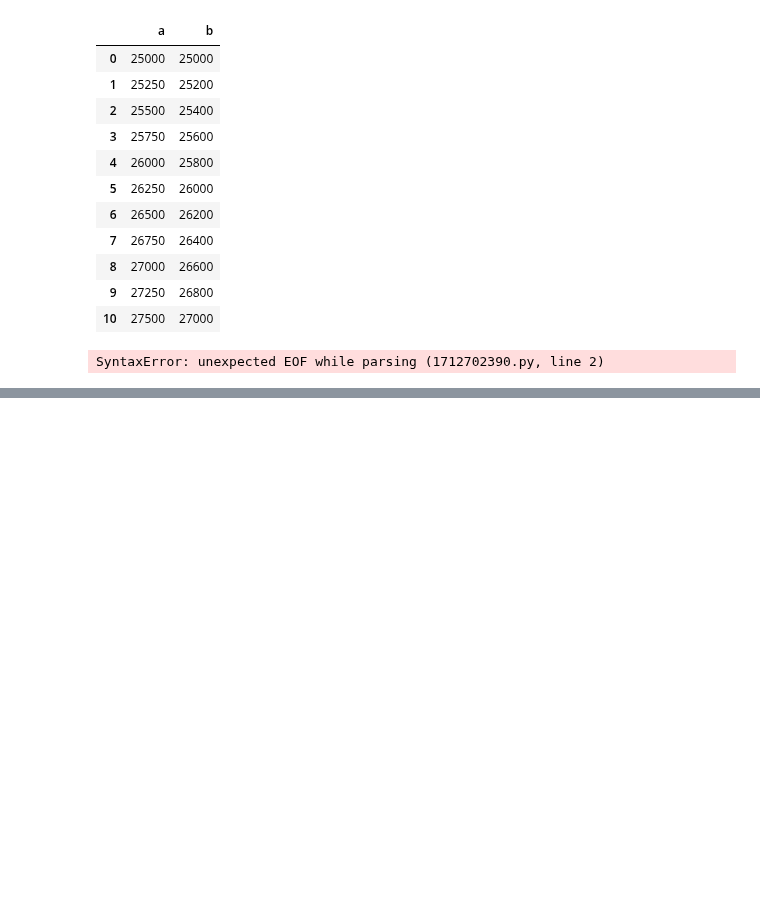
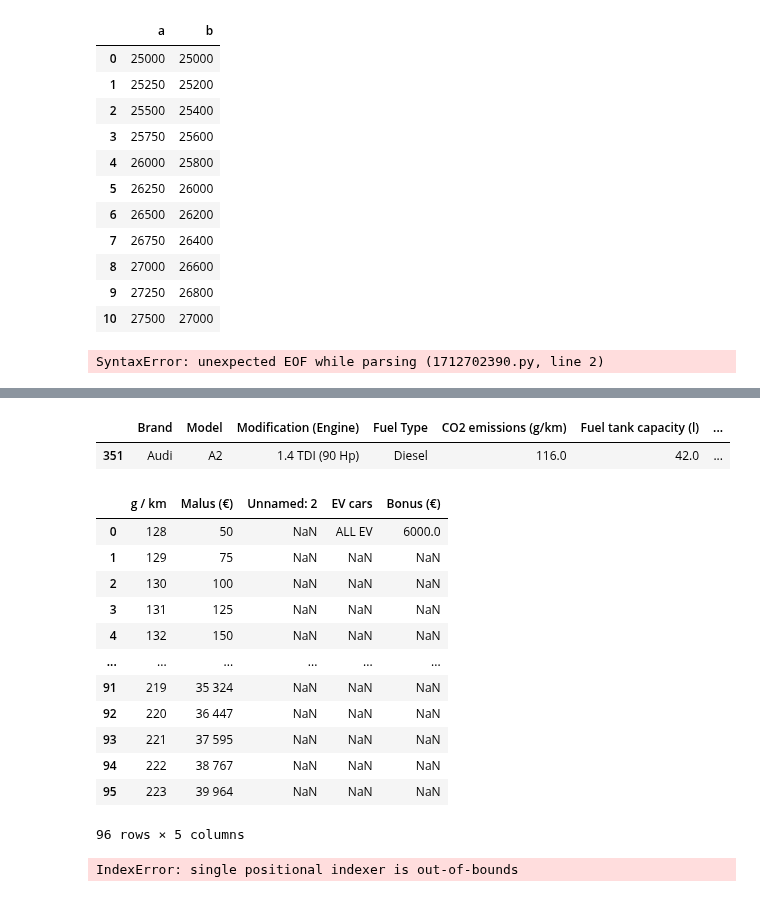
Before and after one commit to Cedric979/BEEV, a Jupyter notebook: Interface.ipynb, the cells around one changed output, grey strips where cells are left out. Cells and saved outputs as stored; diff of their text form; code cells hidden in the pictures; blank space fills up the shorter version.

```diff
--- a/Interface.ipynb
+++ b/Interface.ipynb
@@ -1095,0 +1182,33 @@ SyntaxError: unexpected EOF while parsing (1712702390.py, line 2)
+# %%
+#Building the Data for maintenance_costs
+maintenance_costs = pd.read_csv('maintenance_costs_db')
+def maint_cost_coef(item):
+    if item in list(maintenance_costs['Brand'].value_counts().keys()):
+        return maintenance_costs['Average Gas engine (€/km)'].iloc[maintenance_costs[maintenance_costs['Brand'] == item].index[0]]/10000
+    else: return round(maintenance_costs['Average Gas engine (€/km)'].mean()/10000,2)
+
+def EV_maint_cost_coef(item):
+    if item in list(maintenance_costs['Brand'].value_counts().keys()):
+        return maintenance_costs['Average EV (€/km)'].iloc[maintenance_costs[maintenance_costs['Brand'] == item].index[0]]/10000
+    else: return round(maintenance_costs['Average EV (€/km)'].mean()/10000,2)
+
+# %% [markdown]
+# ### Interface 2
+bonus_malus = pd.read_csv('bonus_malus_db')
+# %%
+def malus_calculation(item):
+    malus = 0
+    if item < bonus_malus['g / km'].min():
+        malus = 0
+    elif item > bonus_malus['g / km'].max():
+        malus = bonus_malus['Malus (€)'].max()
+    else :
+        malus_index = bonus_malus['Malus (€)'][bonus_malus['g / km'] == item].index[0]
+        malus = bonus_malus['Malus (€)'].iloc[malus_index]
+    return malus
+
+title_tax_cv = pd.read_csv('title_tax_cv_db')
+fuel_prices = pd.read_csv('fuel_prices_db')
+elec_price = float(fuel_prices[fuel_prices['Fuel type'] == 'Electricity']['Price France (€/litres) - KWh'])
+petrol_price = float(fuel_prices[fuel_prices['Fuel type'] == 'Regular gasoline']['Price France (€/litres) - KWh'])
+diesel_price = float(fuel_prices[fuel_prices['Fuel type'] == 'Diesel']['Price France (€/litres) - KWh'])
@@ -1095,0 +1248,21 @@ SyntaxError: unexpected EOF while parsing (1712702390.py, line 2)
+# %%
+df_gev_TCO
+# %% [output]
+|  | Brand | Model | Modification (Engine) | Fuel Type | CO2 emissions (g/km) | Fuel tank capacity (l) | ... |
+| 351 | Audi | A2 | 1.4 TDI (90 Hp) | Diesel | 116.0 | 42.0 | ... |
+# %%
+bonus_malus
+# %% [output]
+|  | g / km | Malus (€) | Unnamed: 2 | EV cars | Bonus (€) |
+| 0 | 128 | 50 | NaN | ALL EV | 6000.0 |
+| 1 | 129 | 75 | NaN | NaN | NaN |
+| 2 | 130 | 100 | NaN | NaN | NaN |
+| 3 | 131 | 125 | NaN | NaN | NaN |
+| 4 | 132 | 150 | NaN | NaN | NaN |
+| ... | ... | ... | ... | ... | ... |
+| 91 | 219 | 35 324 | NaN | NaN | NaN |
+| 92 | 220 | 36 447 | NaN | NaN | NaN |
+| 93 | 221 | 37 595 | NaN | NaN | NaN |
+| 94 | 222 | 38 767 | NaN | NaN | NaN |
+| 95 | 223 | 39 964 | NaN | NaN | NaN |
+96 rows × 5 columns
@@ -1095,0 +1271,5 @@ SyntaxError: unexpected EOF while parsing (1712702390.py, line 2)
+# %%
+ind = df_gev_TCO['CO2 emissions (g/km)'].index[0]
+df_gev_TCO.iloc[ind]
+# %% [output]
+IndexError: single positional indexer is out-of-bounds
```
Also changed, not shown: parts of 10 cells of this notebook, 7 other files.
